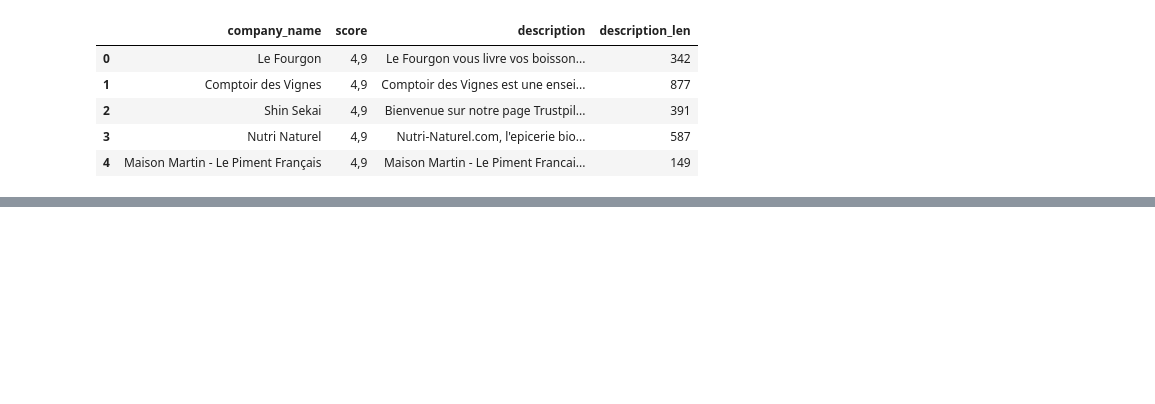
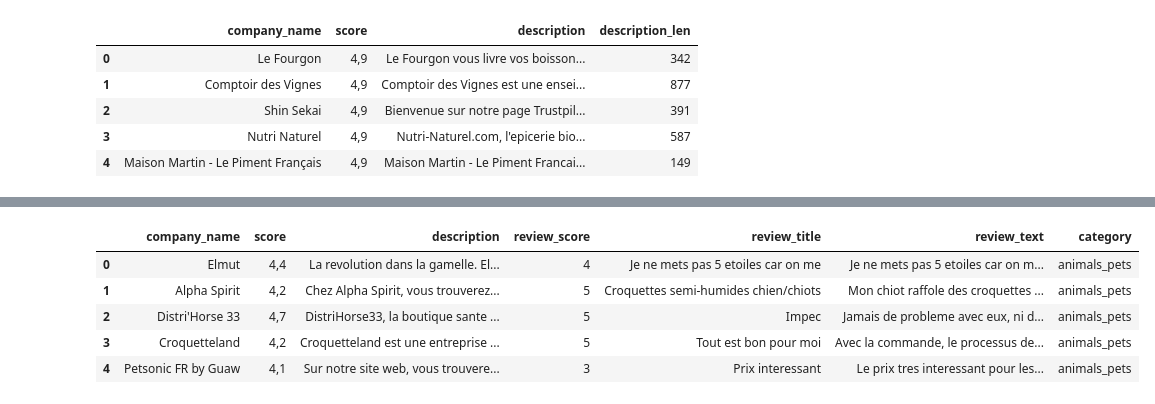
Before and after one commit to Maryam-Dollet/NLP_Project, a Jupyter notebook: tests_guillaume.ipynb, the cells around one changed output, grey strips where cells are left out. Saved outputs shown, nothing was run; the diff lists cells and outputs as text; code cells hidden in the pictures; blank space fills up the shorter version.

```diff
--- a/tests_guillaume.ipynb
+++ b/tests_guillaume.ipynb
@@ -39,0 +110,14 @@ TypeError: object of type 'float' has no len()
+# %%
+# on drop les lignes de reviews qui ont une description vide
+reviews_sample = reviews.dropna(subset=["description"])
+# %%
+# on garde 300 avis par catégorie pris au hasard
+reviews_sample = reviews_sample.groupby('category').apply(lambda x: x.sample(n=280, random_state=42)).reset_index(drop=True)
+reviews_sample.head()
+# %% [output]
+|  | company_name | score | description | review_score | review_title | review_text | category |
+| 0 | Elmut | 4,4 | La revolution dans la gamelle. El... | 4 | Je ne mets pas 5 etoiles car on me | Je ne mets pas 5 etoiles car on m... | animals_pets |
+| 1 | Alpha Spirit | 4,2 | Chez Alpha Spirit, vous trouverez... | 5 | Croquettes semi-humides chien/chiots | Mon chiot raffole des croquettes ... | animals_pets |
+| 2 | Distri'Horse 33 | 4,7 | DistriHorse33, la boutique sante ... | 5 | Impec | Jamais de probleme avec eux, ni d... | animals_pets |
+| 3 | Croquetteland | 4,2 | Croquetteland est une entreprise ... | 5 | Tout est bon pour moi | Avec la commande, le processus de... | animals_pets |
+| 4 | Petsonic FR by Guaw | 4,1 | Sur notre site web, vous trouvere... | 3 | Prix interessant | Le prix tres interessant pour les... | animals_pets |
```
Also changed, not shown: parts of 7 cells of this notebook.
